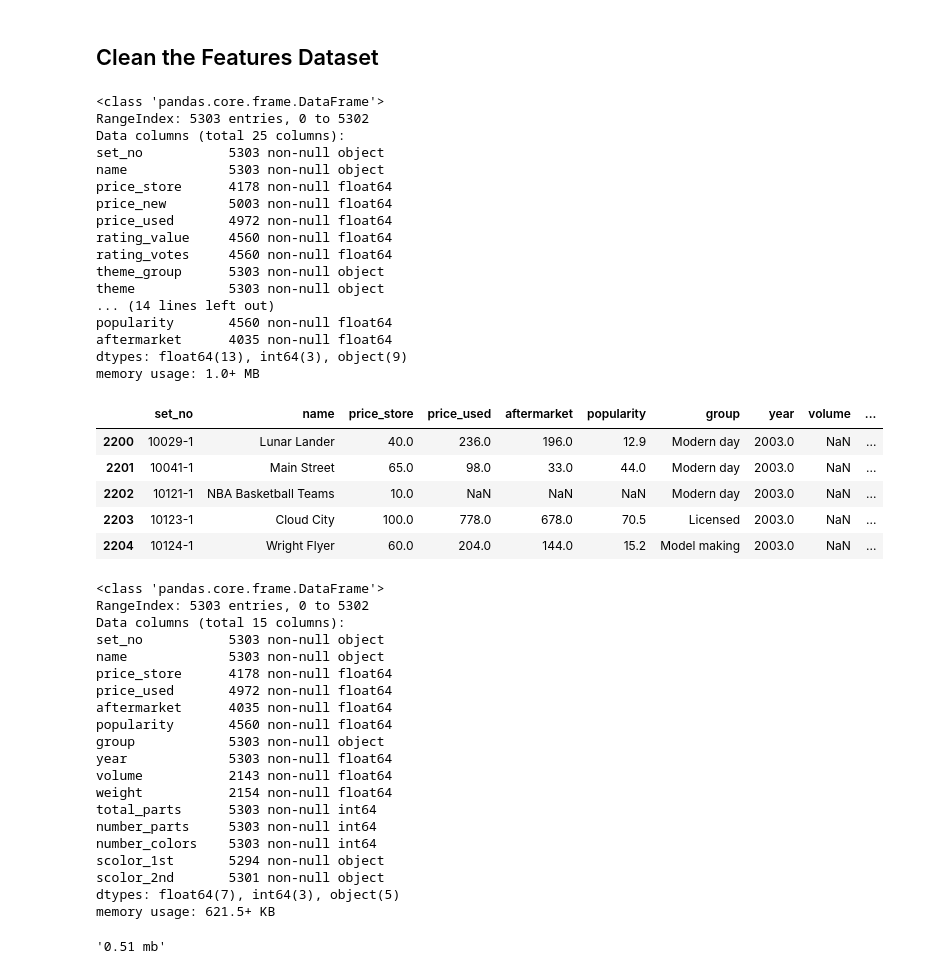
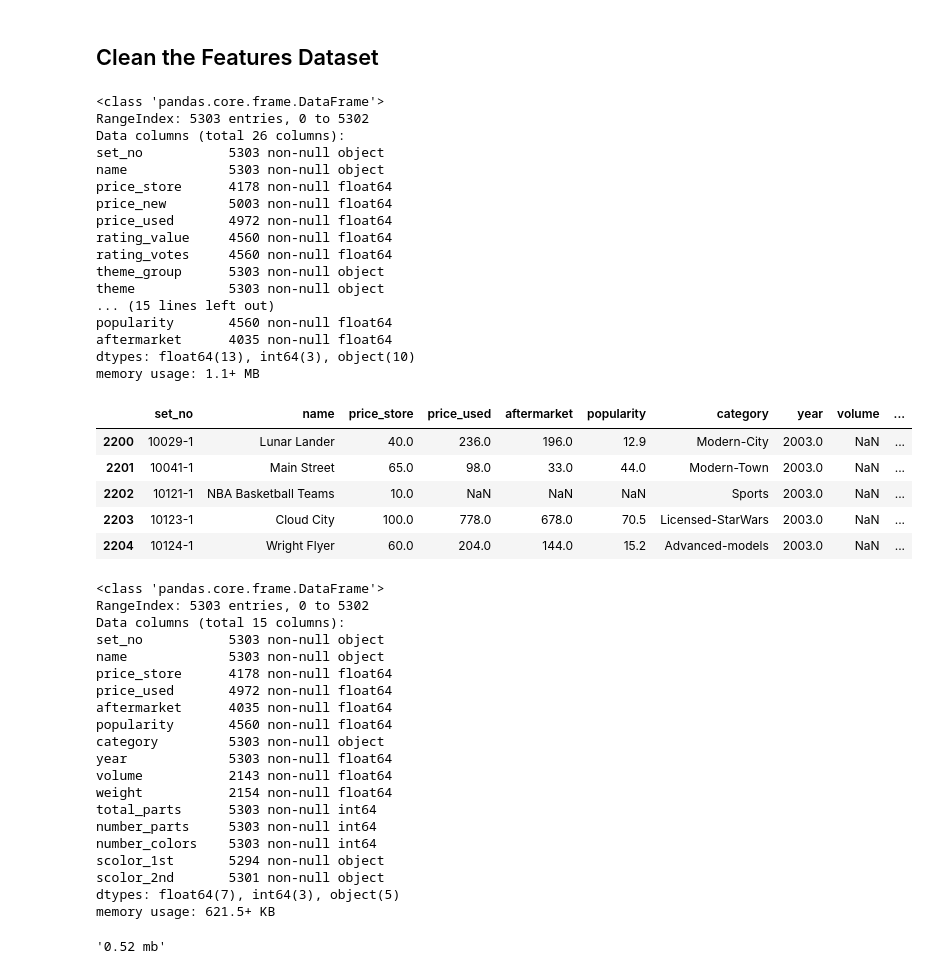
Before and after one commit to NathanVenos/Classifying_LEGO_Value_Retention, a Jupyter notebook: clean_features/merge_features.ipynb, the cells around one changed output. Drawn from its saved outputs; the diff is of its cells as text; code cells hidden in the pictures.

Commit message:
category feature added

```diff
--- a/clean_features/merge_features.ipynb
+++ b/clean_features/merge_features.ipynb
@@ -133,0 +132,3 @@ plt.show()
+# %%
+set_df['category'] = set_df.apply(lh.get_category, axis=1)
+set_df['category'].value_counts()
@@ -308,7 +330,7 @@ set_df.info()
 # %% [output]
 <class 'pandas.core.frame.DataFrame'>
 RangeIndex: 5303 entries, 0 to 5302
-Data columns (total 25 columns):
+Data columns (total 26 columns):
 set_no           5303 non-null object
 name             5303 non-null object
 price_store      4178 non-null float64
@@ -318,25 +340,25 @@ rating_value     4560 non-null float64
 rating_votes     4560 non-null float64
 theme_group      5303 non-null object
 theme            5303 non-null object
-... (14 lines left out)
+... (15 lines left out)
 popularity       4560 non-null float64
 aftermarket      4035 non-null float64
-dtypes: float64(13), int64(3), object(9)
-memory usage: 1.0+ MB
+dtypes: float64(13), int64(3), object(10)
+memory usage: 1.1+ MB
 # %%
 set_clean_df = set_df[['set_no', 'name',
                        'price_store', 'price_used', 'aftermarket', 'popularity',
-                       'theme_group', 'year', 'volume', 'weight', 'total_parts', 'number_parts',
+                       'category', 'year', 'volume', 'weight', 'total_parts', 'number_parts',
                        'number_colors', 'scolor_1st', 'scolor_2nd']]
 set_clean_df = set_clean_df.rename(columns={'theme_group': 'group'})
 set_clean_df[2200:2205]
 # %% [output]
-|  | set_no | name | price_store | price_used | aftermarket | popularity | group | year | volume | ... |
-| 2200 | 10029-1 | Lunar Lander | 40.0 | 236.0 | 196.0 | 12.9 | Modern day | 2003.0 | NaN | ... |
-| 2201 | 10041-1 | Main Street | 65.0 | 98.0 | 33.0 | 44.0 | Modern day | 2003.0 | NaN | ... |
-| 2202 | 10121-1 | NBA Basketball Teams | 10.0 | NaN | NaN | NaN | Modern day | 2003.0 | NaN | ... |
-| 2203 | 10123-1 | Cloud City | 100.0 | 778.0 | 678.0 | 70.5 | Licensed | 2003.0 | NaN | ... |
-| 2204 | 10124-1 | Wright Flyer | 60.0 | 204.0 | 144.0 | 15.2 | Model making | 2003.0 | NaN | ... |
+|  | set_no | name | price_store | price_used | aftermarket | popularity | category | year | volume | ... |
+| 2200 | 10029-1 | Lunar Lander | 40.0 | 236.0 | 196.0 | 12.9 | Modern-City | 2003.0 | NaN | ... |
+| 2201 | 10041-1 | Main Street | 65.0 | 98.0 | 33.0 | 44.0 | Modern-Town | 2003.0 | NaN | ... |
+| 2202 | 10121-1 | NBA Basketball Teams | 10.0 | NaN | NaN | NaN | Sports | 2003.0 | NaN | ... |
+| 2203 | 10123-1 | Cloud City | 100.0 | 778.0 | 678.0 | 70.5 | Licensed-StarWars | 2003.0 | NaN | ... |
+| 2204 | 10124-1 | Wright Flyer | 60.0 | 204.0 | 144.0 | 15.2 | Advanced-models | 2003.0 | NaN | ... |
 # %%
 set_clean_df.info()
 # %% [output]
@@ -349,7 +371,7 @@ price_store      4178 non-null float64
 price_used       4972 non-null float64
 aftermarket      4035 non-null float64
 popularity       4560 non-null float64
-group            5303 non-null object
+category         5303 non-null object
 year             5303 non-null float64
 volume           2143 non-null float64
 weight           2154 non-null float64
@@ -365,4 +387,4 @@ save_path = r'../data/merge_feature.csv'
 set_clean_df.to_csv(save_path, index=False)
 f'{round(os.path.getsize(save_path) /1e6, 2)} mb'
 # %% [output]
-'0.51 mb'
+'0.52 mb'
```
Also changed, not shown: parts of 11 cells of this notebook, 3 other files.
